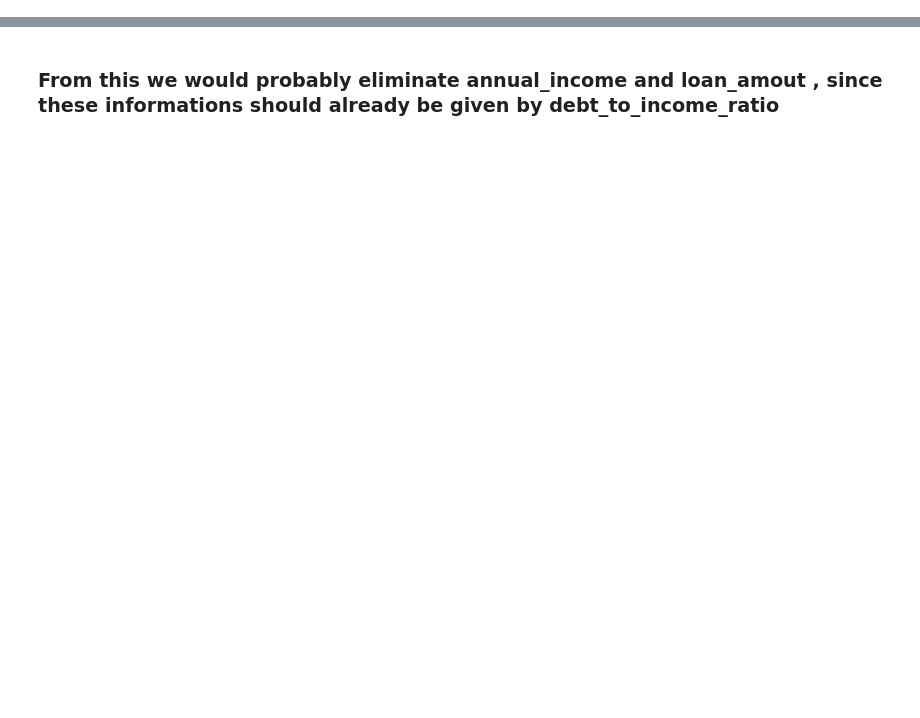
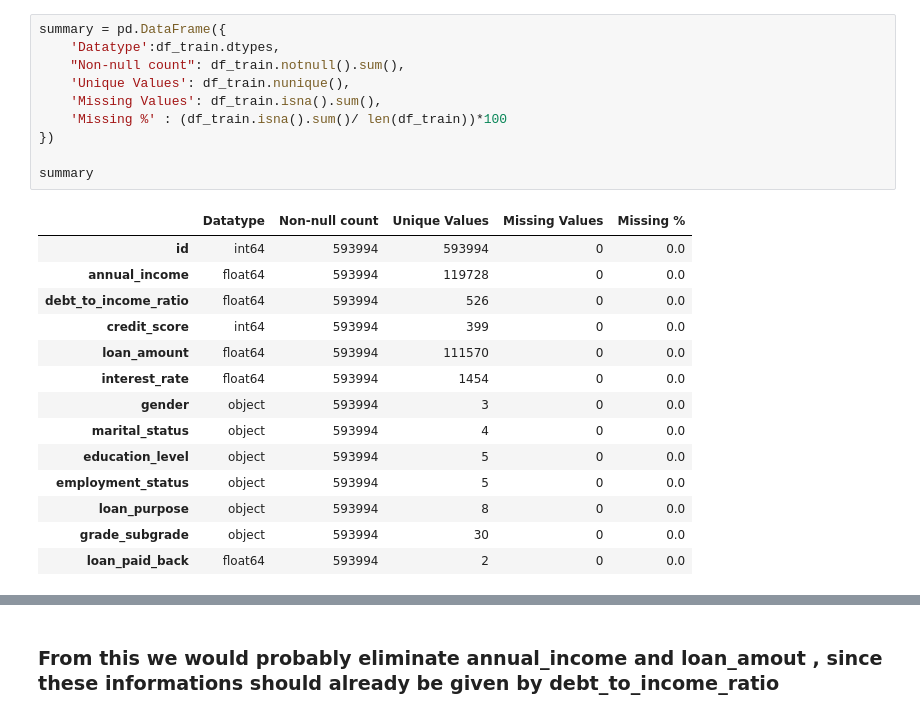
Before and after one commit to victorhrls/Kaggle, a Jupyter notebook: Loan Payback/loan-payback-eda.ipynb, the cells around one changed output, grey strips where cells are left out. Cells and saved outputs as stored; diff of their text form; blank space fills up the shorter version.

```diff
--- a/Loan Payback/loan-payback-eda.ipynb
+++ b/Loan Payback/loan-payback-eda.ipynb
@@ -65,3 +94,28 @@ loan_purpose            0
 grade_subgrade          0
 loan_paid_back          0
 dtype: int64
+# %%
+summary = pd.DataFrame({
+    'Datatype':df_train.dtypes,
+    "Non-null count": df_train.notnull().sum(),
+    'Unique Values': df_train.nunique(),
+    'Missing Values': df_train.isna().sum(),
+    'Missing %' : (df_train.isna().sum()/ len(df_train))*100
+})
+
+summary
+# %% [output]
+|  | Datatype | Non-null count | Unique Values | Missing Values | Missing % |
+| id | int64 | 593994 | 593994 | 0 | 0.0 |
+| annual_income | float64 | 593994 | 119728 | 0 | 0.0 |
+| debt_to_income_ratio | float64 | 593994 | 526 | 0 | 0.0 |
+| credit_score | int64 | 593994 | 399 | 0 | 0.0 |
+| loan_amount | float64 | 593994 | 111570 | 0 | 0.0 |
+| interest_rate | float64 | 593994 | 1454 | 0 | 0.0 |
+| gender | object | 593994 | 3 | 0 | 0.0 |
+| marital_status | object | 593994 | 4 | 0 | 0.0 |
+| education_level | object | 593994 | 5 | 0 | 0.0 |
+| employment_status | object | 593994 | 5 | 0 | 0.0 |
+| loan_purpose | object | 593994 | 8 | 0 | 0.0 |
+| grade_subgrade | object | 593994 | 30 | 0 | 0.0 |
+| loan_paid_back | float64 | 593994 | 2 | 0 | 0.0 |
```
Also changed, not shown: parts of 23 cells of this notebook, 1 other file.
